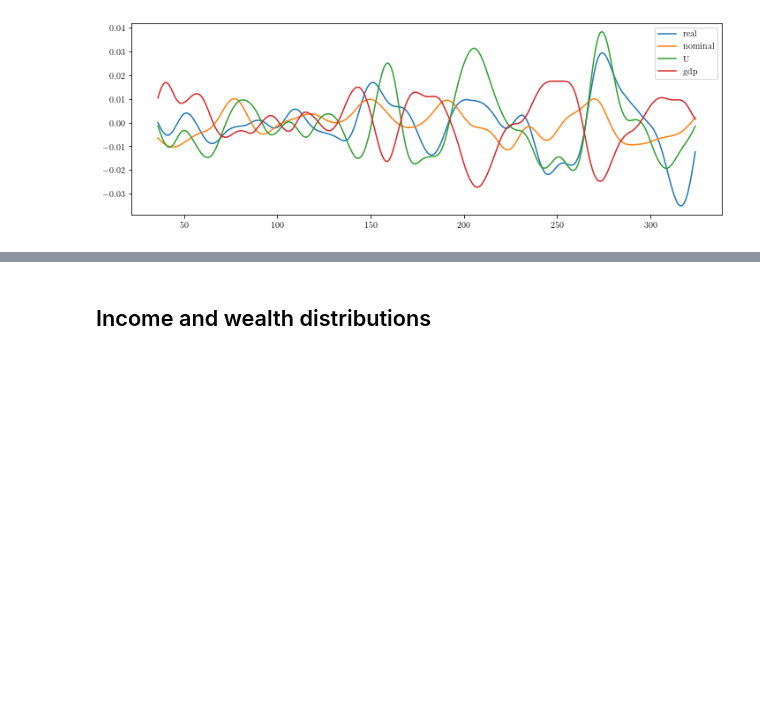
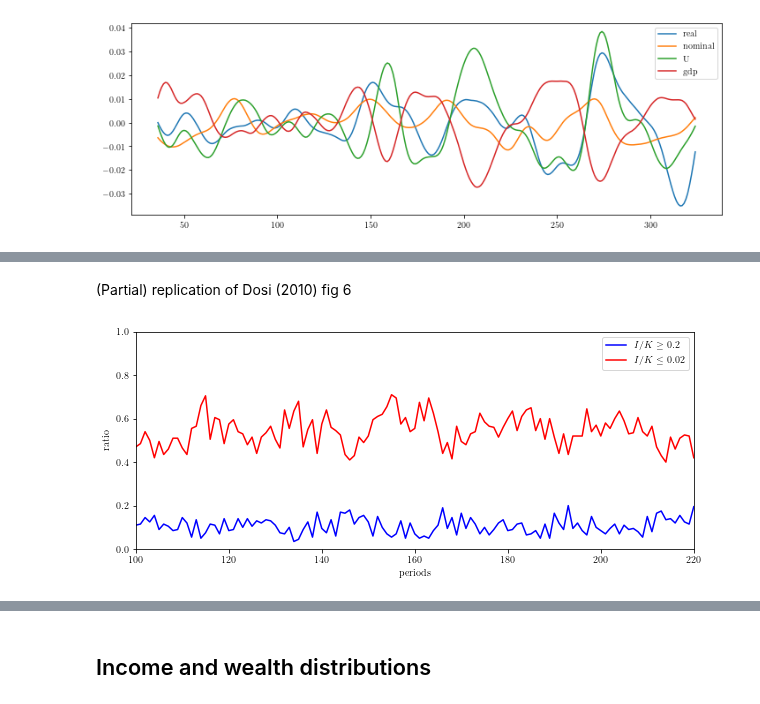
Before and after one commit to Tarsatir/Capsule_Climate, a Jupyter notebook: results/validation/replication_plots.ipynb, the cells around one changed output, grey strips where cells are left out. Drawn from its saved outputs; the diff is of its cells as text; code cells hidden in the pictures; blank space fills up the shorter version.

```diff
--- a/results/validation/replication_plots.ipynb
+++ b/results/validation/replication_plots.ipynb
@@ -181,0 +233,27 @@ y2   -0.026083  1.000000
+# %% [markdown]
+(Partial) replication of Dosi (2010) fig 6
+# %%
+I_cols = [col for col in df_firms if col.startswith("Icp")]
+K_cols = [col for col in df_firms if col.startswith("Kcp")]
+I_ratio = df_firms[I_cols].to_numpy() / df_firms[K_cols].to_numpy()
+# %%
+# Make investment ratio's quarterly
+I_month = df_firms[I_cols].to_numpy()
+K_month = df_firms[K_cols].to_numpy()
+
+I_ratio_quarterly = np.array([np.sum(I_month[i:i+3, :] / K_month[i:i+3, :], axis=0) for i in np.arange(0, 660, step=3)])
+# %%
+plt.figure(figsize=(10, 4))
+plt.plot(np.sum(I_ratio_quarterly >= 0.2, axis=1) / 200, label='$I/K \geq 0.2$', color='blue')
+plt.plot(np.sum(I_ratio_quarterly <= 0.02, axis=1) / 200, label='$I/K \leq 0.02$', color='red')
+
+plt.xlim(99, 219)
+plt.ylim(0, 1)
+plt.xticks(np.arange(99, 220, step=20), np.arange(100, 221, step=20))
+plt.xlabel('periods')
+plt.ylabel('ratio')
+plt.legend()
+
+plt.show()
+# %% [output]
+[figure, added]
```
Also changed, not shown: parts of 12 cells of this notebook, 22 other files.
